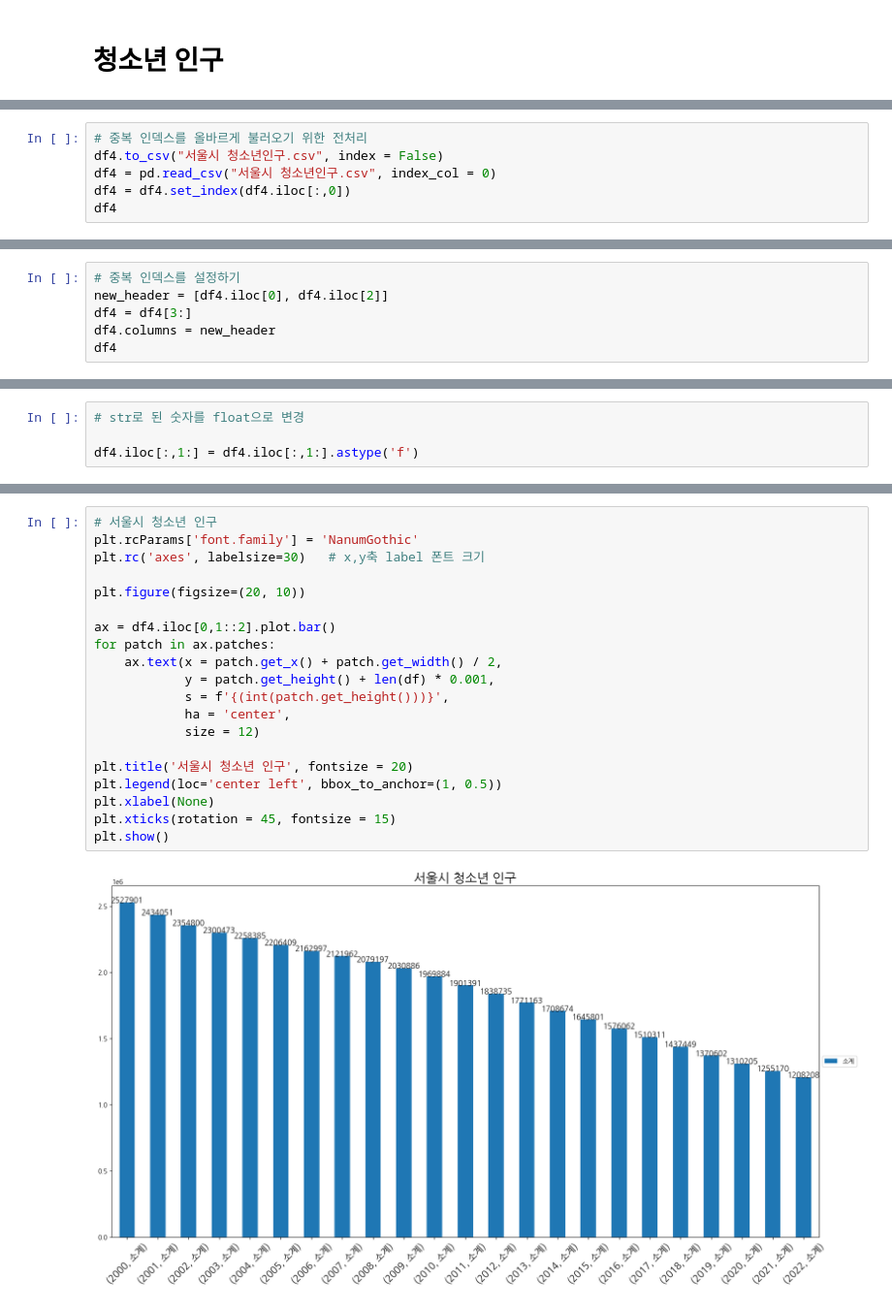
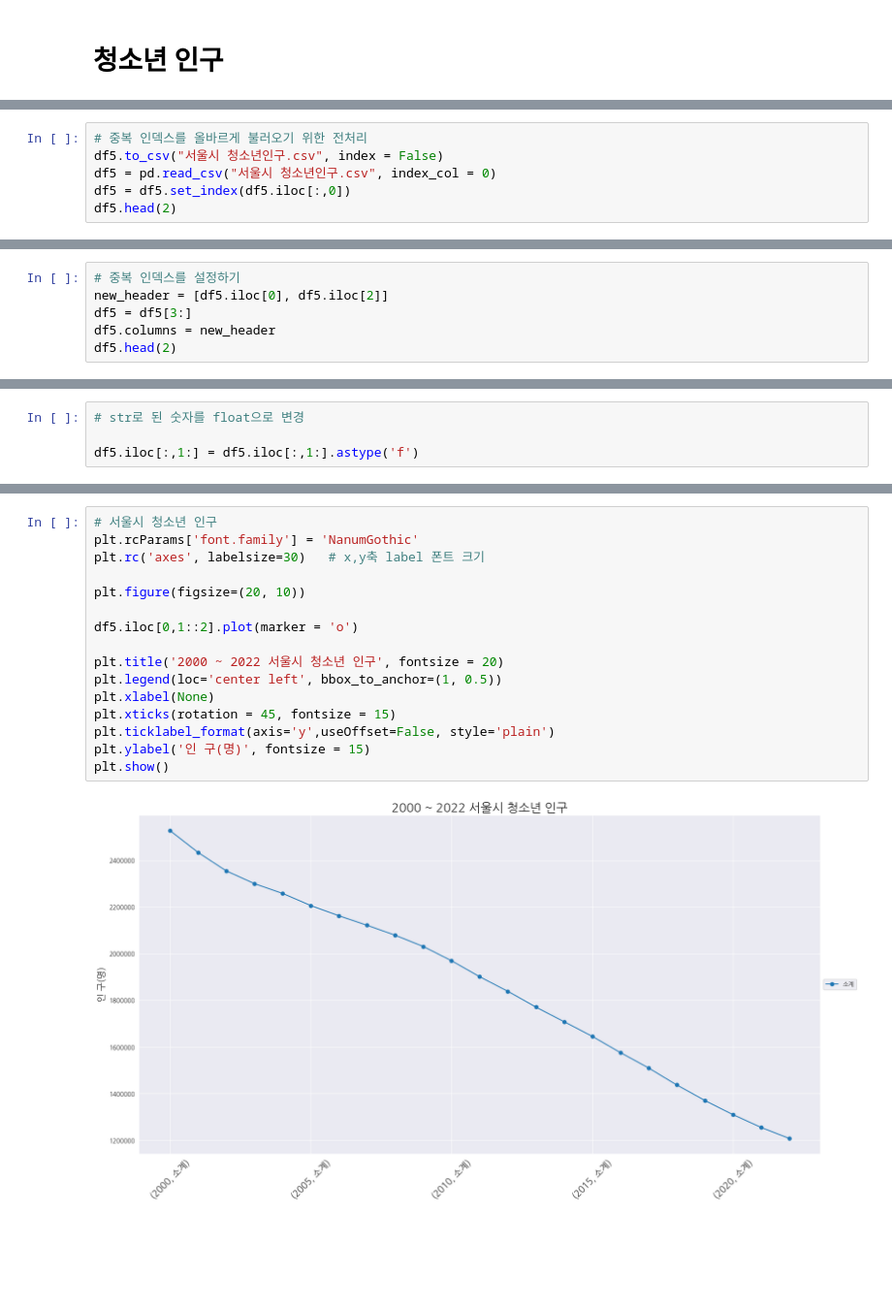
Before and after one commit to jm83-database/python_tutorial, a Jupyter notebook: 프로젝트/청소년 콘돔 자판기 위치 선정 배경.ipynb, the cells around one changed output, grey strips where cells are left out. Shown: that part at 97% size. Cells and saved outputs as stored; diff of their text form; blank space fills up the shorter version.

```diff
--- a/프로젝트/청소년 콘돔 자판기 위치 선정 배경.ipynb
+++ b/프로젝트/청소년 콘돔 자판기 위치 선정 배경.ipynb
@@ -520,9 +322,9 @@ df4
 # %%
 # 중복 인덱스를 올바르게 불러오기 위한 전처리
-df4.to_csv("서울시 청소년인구.csv", index = False)
-df4 = pd.read_csv("서울시 청소년인구.csv", index_col = 0)
-df4 = df4.set_index(df4.iloc[:,0])
-df4
+df5.to_csv("서울시 청소년인구.csv", index = False)
+df5 = pd.read_csv("서울시 청소년인구.csv", index_col = 0)
+df5 = df5.set_index(df5.iloc[:,0])
+df5.head(2)
 # %% [output]
 |  | 1 | 2 | 3 | 4 | 5 | 6 | 7 | 8 | 9 | 10 | ... | ... |
 | 1 |  |  |  |  |  |  |  |  |  |  |  | ... |
@@ -546,9 +334,9 @@ df4
 # %%
 # 중복 인덱스를 설정하기
-new_header = [df4.iloc[0], df4.iloc[2]]
-df4 = df4[3:]
-df4.columns = new_header
-df4
+new_header = [df5.iloc[0], df5.iloc[2]]
+df5 = df5[3:]
+df5.columns = new_header
+df5.head(2)
 # %% [output]
 | 자치구별(2) | 자치구별(2) | 2000 |  | 2001 |  | 2002 |  | 2003 |  | 2004 | ... | ... |
 | 자치구별(2) | 자치구별(2) | 소계 | 구성비 (%) | 소계 | 구성비 (%) | 소계 | 구성비 (%) | 소계 | 구성비 (%) | 소계 | ... | ... |
@@ -593,4 +367,4 @@ memory usage: 9.8+ KB
 # %%
 # str로 된 숫자를 float으로 변경
 
-df4.iloc[:,1:] = df4.iloc[:,1:].astype('f')
+df5.iloc[:,1:] = df5.iloc[:,1:].astype('f')
@@ -623,22 +371,18 @@ memory usage: 5.1+ KB
 # %%
 # 서울시 청소년 인구
 plt.rcParams['font.family'] = 'NanumGothic'
 plt.rc('axes', labelsize=30)   # x,y축 label 폰트 크기
 
 plt.figure(figsize=(20, 10))
 
-ax = df4.iloc[0,1::2].plot.bar()
-for patch in ax.patches:
-    ax.text(x = patch.get_x() + patch.get_width() / 2,
-            y = patch.get_height() + len(df) * 0.001,
-            s = f'{(int(patch.get_height()))}',
-            ha = 'center',
-            size = 12)
+df5.iloc[0,1::2].plot(marker = 'o')
 
-plt.title('서울시 청소년 인구', fontsize = 20)
+plt.title('2000 ~ 2022 서울시 청소년 인구', fontsize = 20)
 plt.legend(loc='center left', bbox_to_anchor=(1, 0.5))
 plt.xlabel(None)
 plt.xticks(rotation = 45, fontsize = 15)
+plt.ticklabel_format(axis='y',useOffset=False, style='plain')
+plt.ylabel('인 구(명)', fontsize = 15)
 plt.show()
 # %% [output]
-[figure, old version]
+[figure, new version]
```
Also changed, not shown: parts of 43 cells of this notebook, 8 other files.
